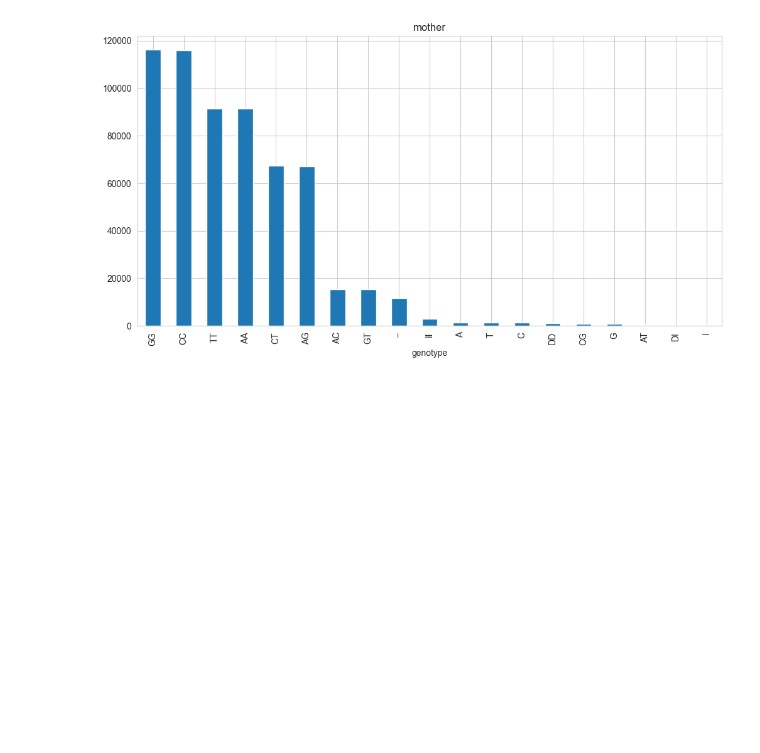
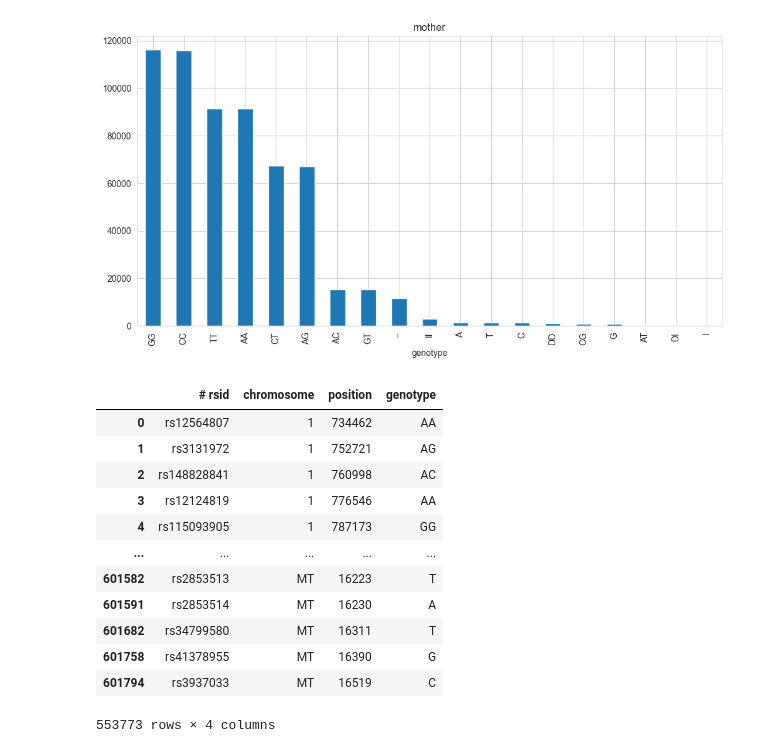
Before and after one commit to ALbertE03/PGVD, a Jupyter notebook: producer/aed.ipynb, the cells around one changed output. Drawn from its saved outputs; the diff is of its cells as text; code cells hidden in the pictures; blank space fills up the shorter version.

```diff
--- a/producer/aed.ipynb
+++ b/producer/aed.ipynb
@@ -154,3 +154,22 @@ df4['genotype'].value_counts().plot(kind='bar',title='mother')
 # %% [output]
 <Axes: title={'center': 'mother'}, xlabel='genotype'>
 [figure]
+# %%
+indices_a_eliminar = df3[~df3['# rsid'].str.startswith('rs', na=False)].index
+df3 = df3.drop(indices_a_eliminar)
+# %%
+df3
+# %% [output]
+|  | # rsid | chromosome | position | genotype |
+| 0 | rs12564807 | 1 | 734462 | AA |
+| 1 | rs3131972 | 1 | 752721 | AG |
+| 2 | rs148828841 | 1 | 760998 | AC |
+| 3 | rs12124819 | 1 | 776546 | AA |
+| 4 | rs115093905 | 1 | 787173 | GG |
+| ... | ... | ... | ... | ... |
+| 601582 | rs2853513 | MT | 16223 | T |
+| 601591 | rs2853514 | MT | 16230 | A |
+| 601682 | rs34799580 | MT | 16311 | T |
+| 601758 | rs41378955 | MT | 16390 | G |
+| 601794 | rs3937033 | MT | 16519 | C |
+553773 rows × 4 columns
```
Also changed, not shown: 1 other file.
